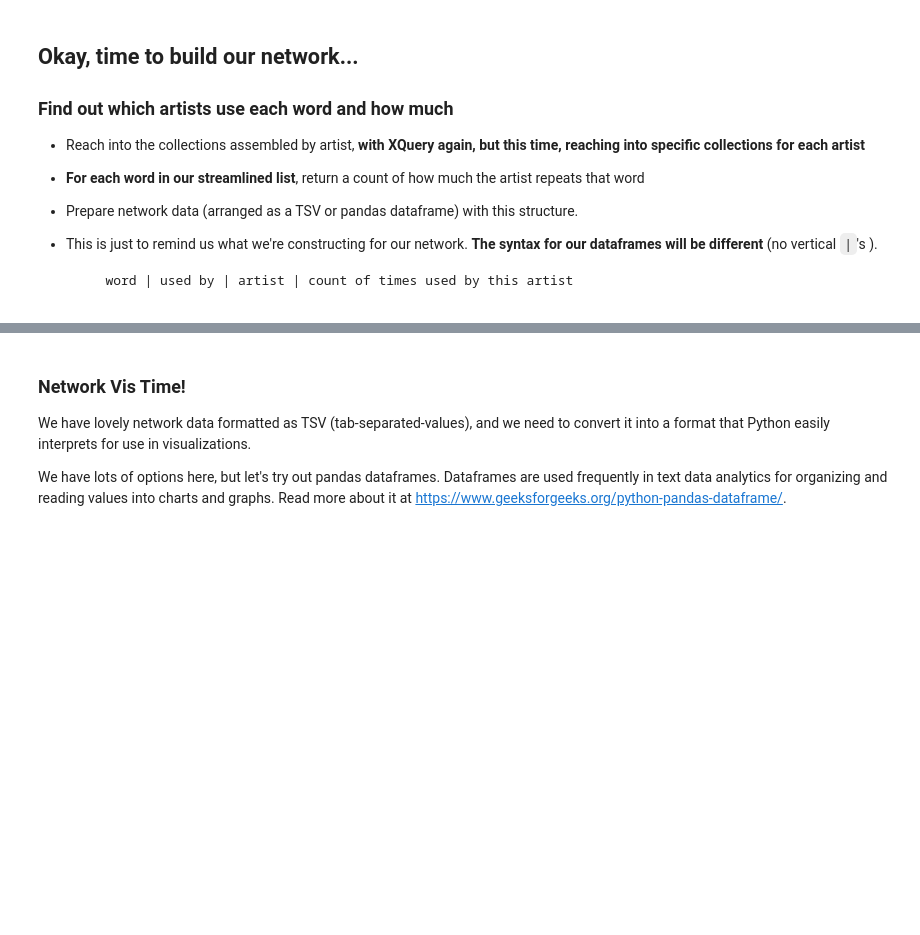
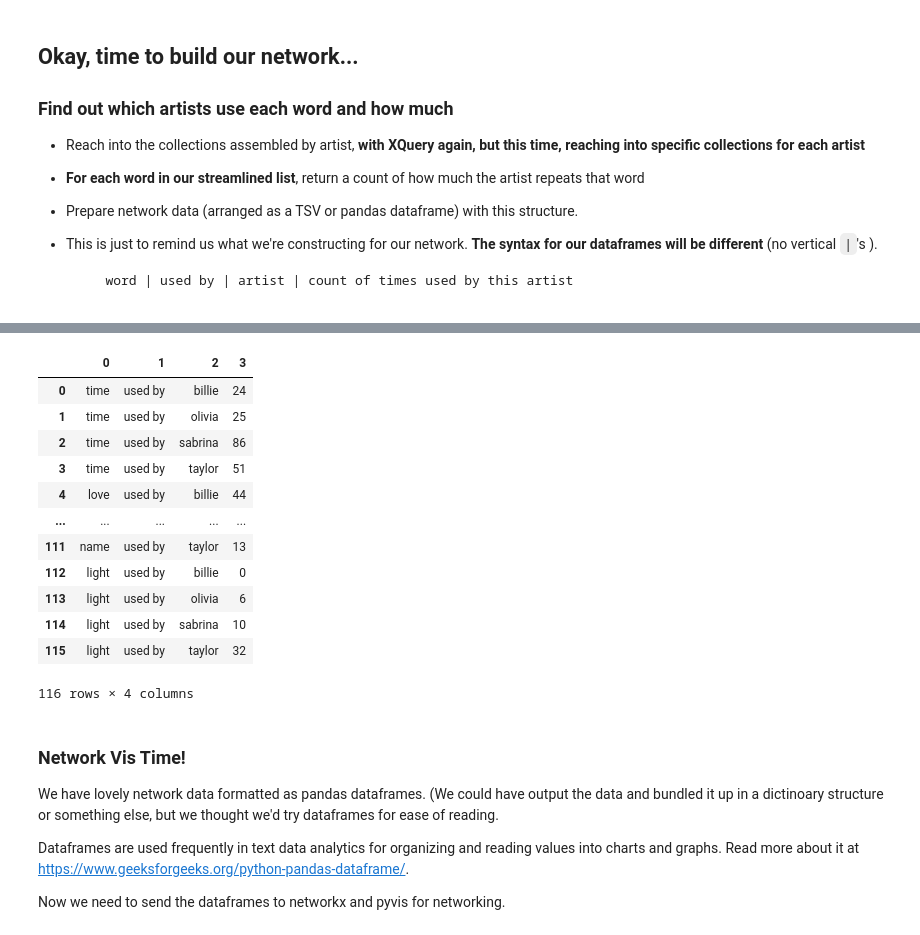
Before and after one commit to newtfire/textAnalysis-Hub, a Jupyter notebook: Class-Examples/Python/projectExamples/4-projectExplore-lyricsWordNetwork.ipynb, the cells around one changed output, grey strips where cells are left out. Cells and saved outputs as stored; diff of their text form; code cells hidden in the pictures; blank space fills up the shorter version.

```diff
--- a/Class-Examples/Python/projectExamples/4-projectExplore-lyricsWordNetwork.ipynb
+++ b/Class-Examples/Python/projectExamples/4-projectExplore-lyricsWordNetwork.ipynb
@@ -274,44 +319,71 @@ listLems: ['time', 'love', 'thing', 'friend', 'baby', 'way', 'da', 'night', 'man
 # %%
-### CURRENTLY RUNNING BUT UNFINISHED!
+from io import StringIO
+OutputPath = 'testOutput/networkdata.tsv'
 
 def networkQuery(listLems, InputPath):
+    listdfs = []
     with PySaxonProcessor(license=False) as proc:
        for lemma in listLems:
             xq = proc.new_xquery_processor()
             xq.set_query_base_uri(Path('.').absolute().as_uri() + '/')
             xquery = f'''
                 declare variable $lemma as xs:string* external := '{lemma}';
                 declare variable $string as xs:string := string-join(
                 let $billieLyrics := collection('lyricXML/billie/.?select=*.xml;recurse=yes')
                 let $allTheLyrics := collection('lyricXML/.?select=*.xml;recurse=yes')
                 (: ebb: our collection variables are set to recurse through the internal nested folders.:)
 
                 let $artistNames := ('billie', 'olivia', 'sabrina', 'taylor')
-                for $name in $artistNames
-                (: return $name :)
+                    for $name in $artistNames
+                    (: return $name :)
 
-                let $lemmaLines := $allTheLyrics[base-uri() ! contains(., $name)]//l ! text()[contains(., $lemma)]
-                let $billieCount := count($lemmaLines)
-                return ($lemma || '\t' || 'used by' || '\t' || $name || '\t' ||  $billieCount), '\n');
+                    let $lemmaLines := $allTheLyrics[base-uri() ! contains(., $name)]//l ! text()[contains(., $lemma)]
+                    let $billieCount := count($lemmaLines)
+                    return ($lemma || '\t' || 'used by' || '\t' || $name || '\t' ||  $billieCount), '\n');
 
                 (: May work more reliably than regex '\n' :)
                 (: IF NEEDED: in place of \t, we can use `&#x9;.` :)
                 (: IF NEEDED: in pace of \n, we can use this weird special character for a newline or hard return.:)
                 $string
             '''
             xq.set_query_content(xquery)
 
-
             r = xq.run_query_to_value()
             r = str(r)
             # print(r)
+            # ebb: Now we read this into a pandas dataframe based on tab-separated values as csv/tsv data:
+            df = pd.read_csv(StringIO(r), header=None, sep="\t")
+            # print(df) # ebb: This churns out lots of little dataframes based on each turn of the python for loop in this function.
+            # So, we need to bundle them together. We'll start by putting them in a list.
+            listdfs.append(df)
+            # print(listdfs)
+    # ebb: Now we concatenate the list of pandas dataframes into just one using pd.concat:
+    merged_df = pd.concat(listdfs, ignore_index=True)
+    merged_df.to_csv(OutputPath, sep="\t")
 
-    return r
+
+    return(merged_df)
 
 networkQuery(listLems, InputPath)
+# %% [output]
+|  | 0 | 1 | 2 | 3 |
+| 0 | time | used by | billie | 24 |
+| 1 | time | used by | olivia | 25 |
+| 2 | time | used by | sabrina | 86 |
+| 3 | time | used by | taylor | 51 |
+| 4 | love | used by | billie | 44 |
+| ... | ... | ... | ... | ... |
+| 111 | name | used by | taylor | 13 |
+| 112 | light | used by | billie | 0 |
+| 113 | light | used by | olivia | 6 |
+| 114 | light | used by | sabrina | 10 |
+| 115 | light | used by | taylor | 32 |
+116 rows × 4 columns
 # %% [markdown]
 ### Network Vis Time!
-We have lovely network data formatted as TSV (tab-separated-values), and we need to convert it into a format that Python easily interprets for use in visualizations.
+We have lovely network data formatted as pandas dataframes. (We could have output the data and bundled it up in a dictinoary structure or something else, but we thought we'd try dataframes for ease of reading.
 
-We have lots of options here, but let's try out pandas dataframes. Dataframes are used frequently in text data analytics for organizing and reading values into charts and graphs. Read more about it at <https://www.geeksforgeeks.org/python-pandas-dataframe/>.
+Dataframes are used frequently in text data analytics for organizing and reading values into charts and graphs. Read more about it at <https://www.geeksforgeeks.org/python-pandas-dataframe/>.
+
+Now we need to send the dataframes to networkx and pyvis for networking.
 # %%
```
Also changed, not shown: parts of 2 cells of this notebook, 3 other files.
